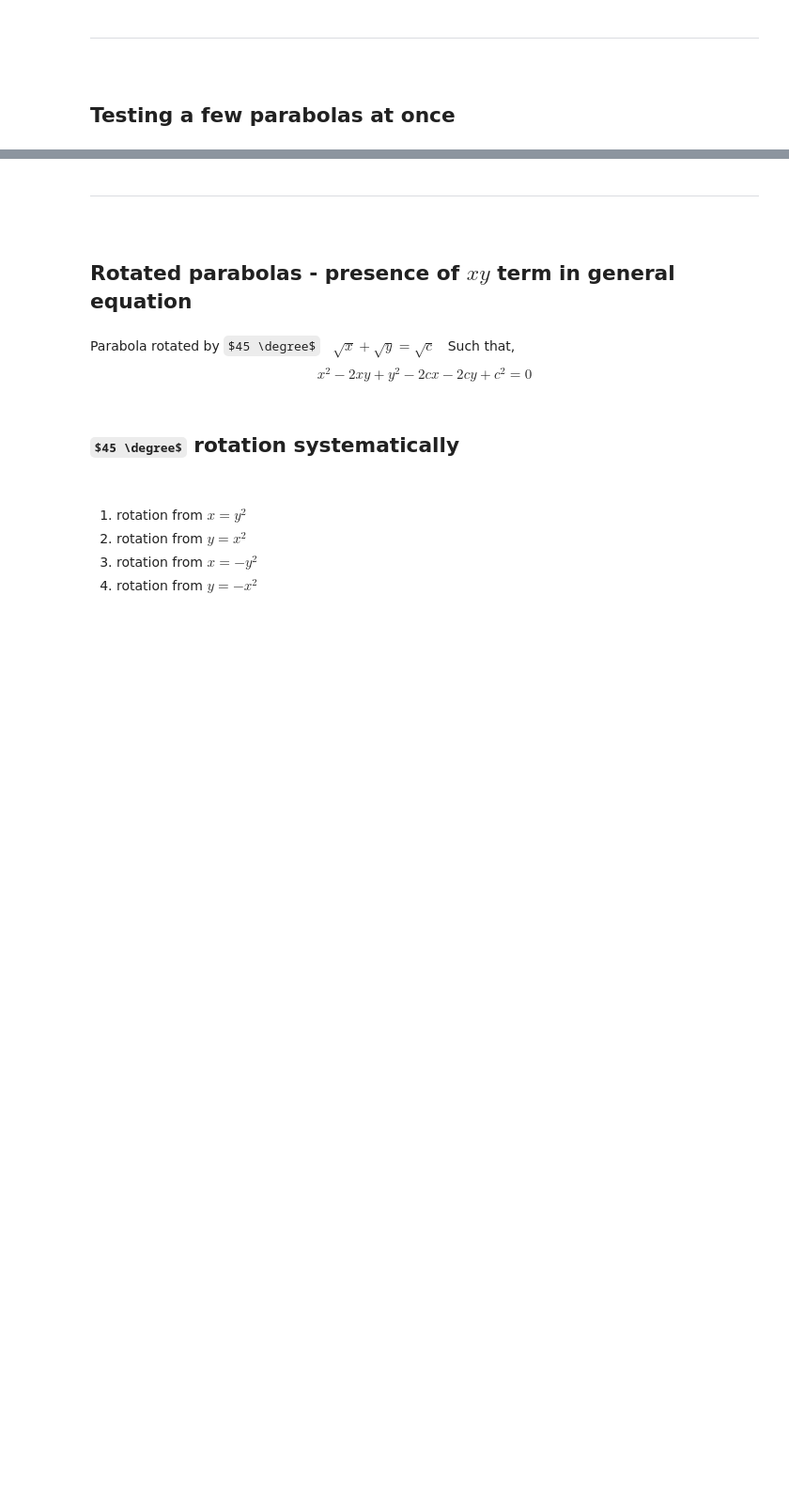
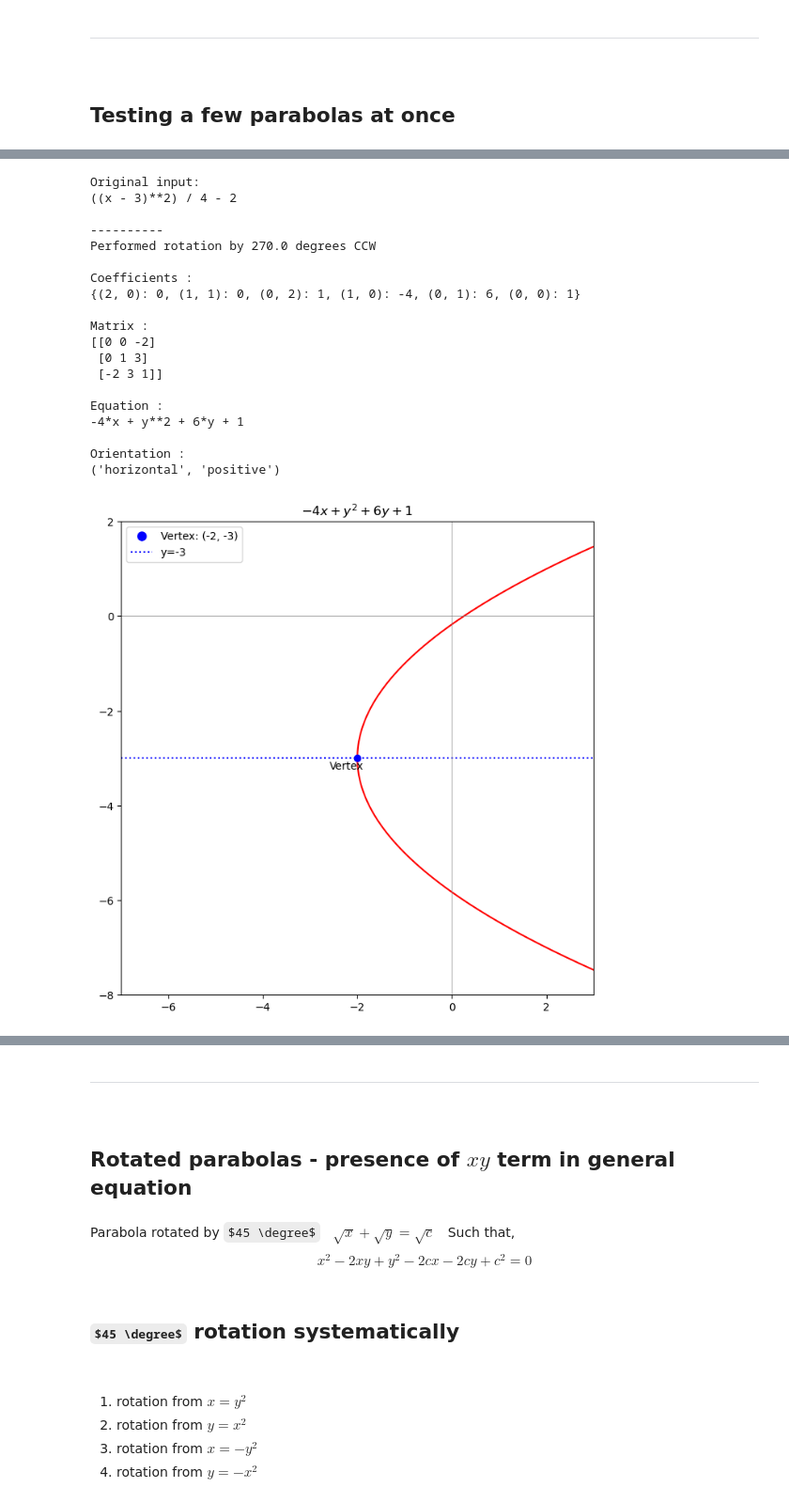
Before and after one commit to pineapple-bois/conic, a Jupyter notebook: Notebooks/Parabolas.ipynb, the cells around one changed output, grey strips where cells are left out. Shown at 94% size. Saved outputs shown, nothing was run; the diff lists cells and outputs as text; code cells hidden in the pictures; some formulas as TeX source; blank space fills up the shorter version.

```diff
--- a/Notebooks/Parabolas.ipynb
+++ b/Notebooks/Parabolas.ipynb
@@ -260,0 +136,25 @@ Axis of symmetry: -1
+# %%
+p1.rotate_parabola(rational=True)
+p1.print_history()
+p1.plot()
+# %% [output]
+Original input:
+((x - 3)**2) / 4 - 2
+
+----------
+Performed rotation by 270.0 degrees CCW
+
+Coefficients :
+{(2, 0): 0, (1, 1): 0, (0, 2): 1, (1, 0): -4, (0, 1): 6, (0, 0): 1}
+
+Matrix :
+[[0 0 -2]
+ [0 1 3]
+ [-2 3 1]]
+
+Equation :
+-4*x + y**2 + 6*y + 1
+
+Orientation :
+('horizontal', 'positive')
+[figure, added]
```
Also changed, not shown: parts of 53 cells of this notebook.
